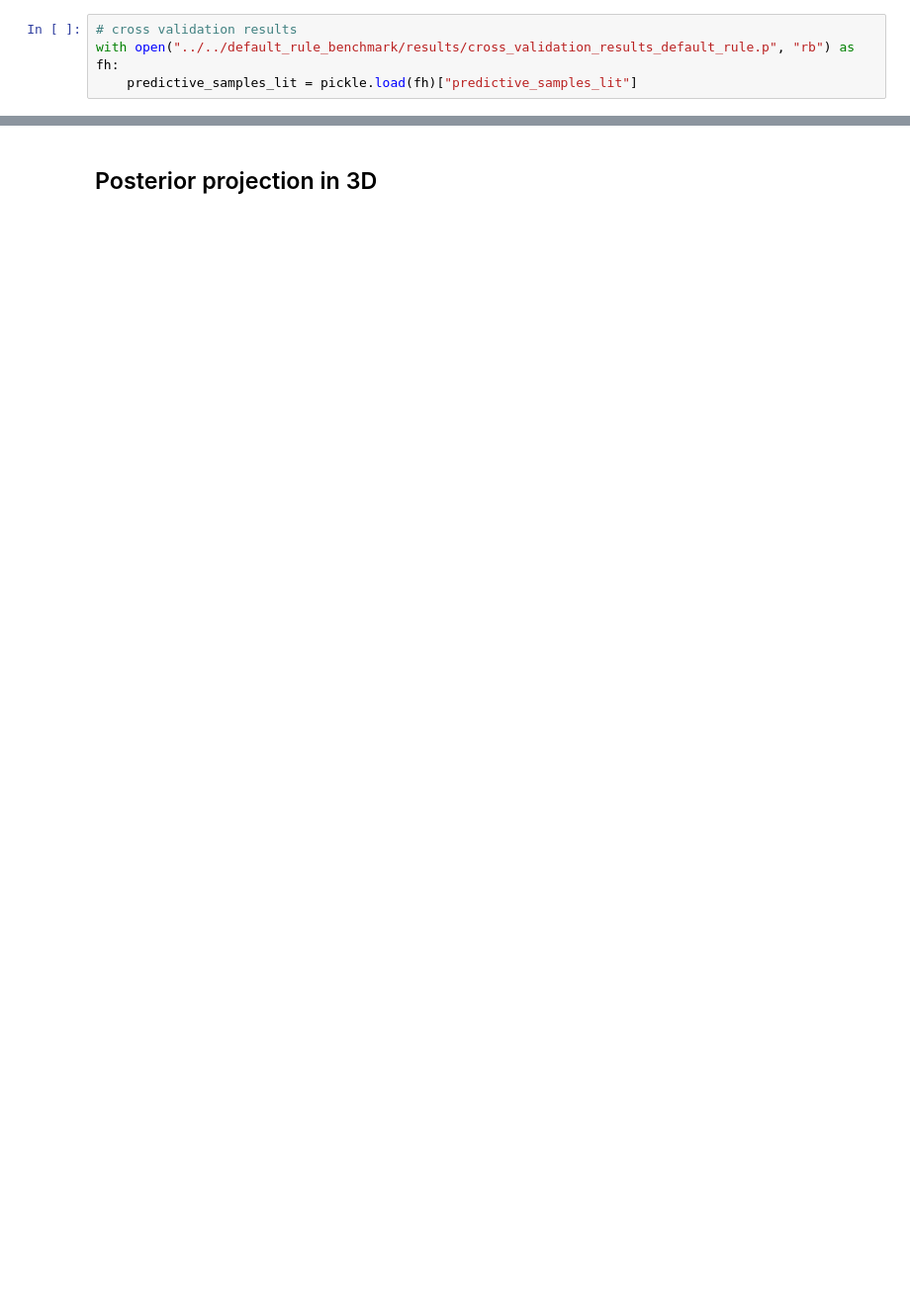
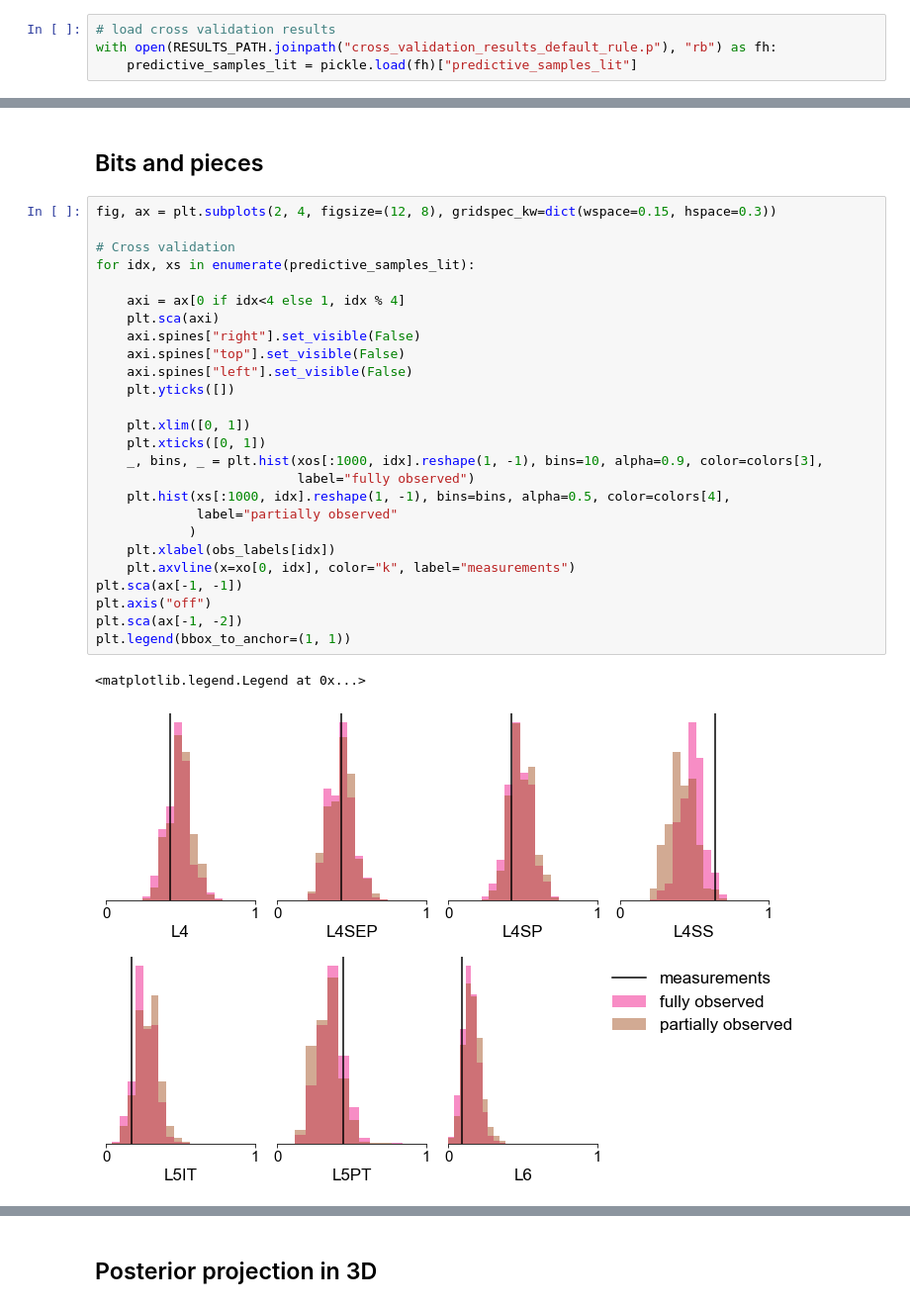
Before and after one commit to mackelab/sbi-for-connectomics, a Jupyter notebook: figures/fig4/figure4-sbi_with_measurements.ipynb, the cells around one changed output, grey strips where cells are left out. Shown at 99% size. Cells and saved outputs as stored; diff of their text form; blank space fills up the shorter version.

```diff
--- a/paper/fig4/notebooks/04_SBI_measured_data.ipynb
+++ b/figures/fig4/figure4-sbi_with_measurements.ipynb
@@ -55,5 +66,5 @@ xos = simulate_in_batches(batch_simulator, thos, num_workers=num_workers, sim_ba
 # %%
-# cross validation results
-with open("../../default_rule_benchmark/results/cross_validation_results_default_rule.p", "rb") as fh:
+# load cross validation results
+with open(RESULTS_PATH.joinpath("cross_validation_results_default_rule.p"), "rb") as fh:
     predictive_samples_lit = pickle.load(fh)["predictive_samples_lit"]
 # %%
@@ -284 +189,32 @@ fig.text(.66, .31, "D", fontsize=fontsize, fontweight=weight);
+# %% [markdown]
+## Bits and pieces
+# %%
+fig, ax = plt.subplots(2, 4, figsize=(12, 8), gridspec_kw=dict(wspace=0.15, hspace=0.3))
+
+# Cross validation
+for idx, xs in enumerate(predictive_samples_lit):
+
+    axi = ax[0 if idx<4 else 1, idx % 4]
+    plt.sca(axi)
+    axi.spines["right"].set_visible(False)
+    axi.spines["top"].set_visible(False)
+    axi.spines["left"].set_visible(False)
+    plt.yticks([])
+
+    plt.xlim([0, 1])
+    plt.xticks([0, 1])
+    _, bins, _ = plt.hist(xos[:1000, idx].reshape(1, -1), bins=10, alpha=0.9, color=colors[3],
+                          label="fully observed")
+    plt.hist(xs[:1000, idx].reshape(1, -1), bins=bins, alpha=0.5, color=colors[4],
+             label="partially observed"
+            )
+    plt.xlabel(obs_labels[idx])
+    plt.axvline(x=xo[0, idx], color="k", label="measurements")
+plt.sca(ax[-1, -1])
+plt.axis("off")
+plt.sca(ax[-1, -2])
+plt.legend(bbox_to_anchor=(1, 1))
+# %% [output]
+<matplotlib.legend.Legend at 0x...>
+[figure, added]
 # %%
```
Also changed, not shown: parts of 16 cells of this notebook, 4 other files.
